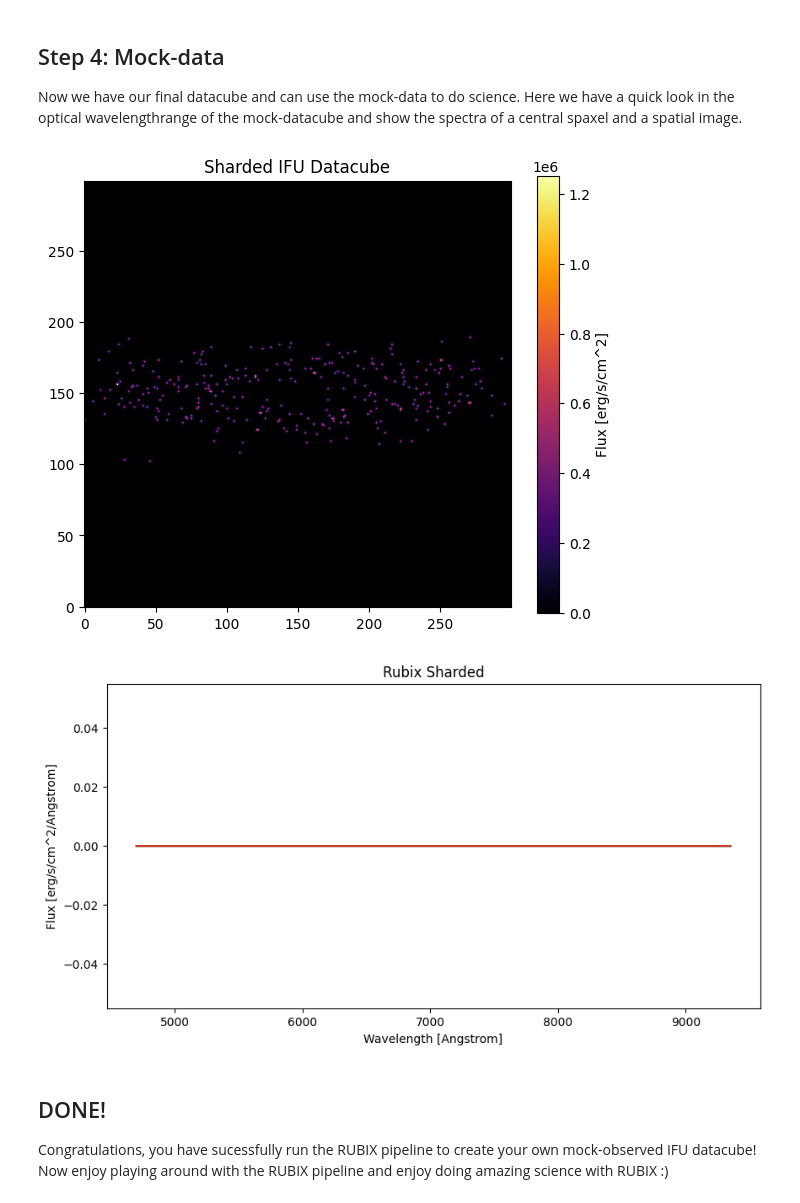
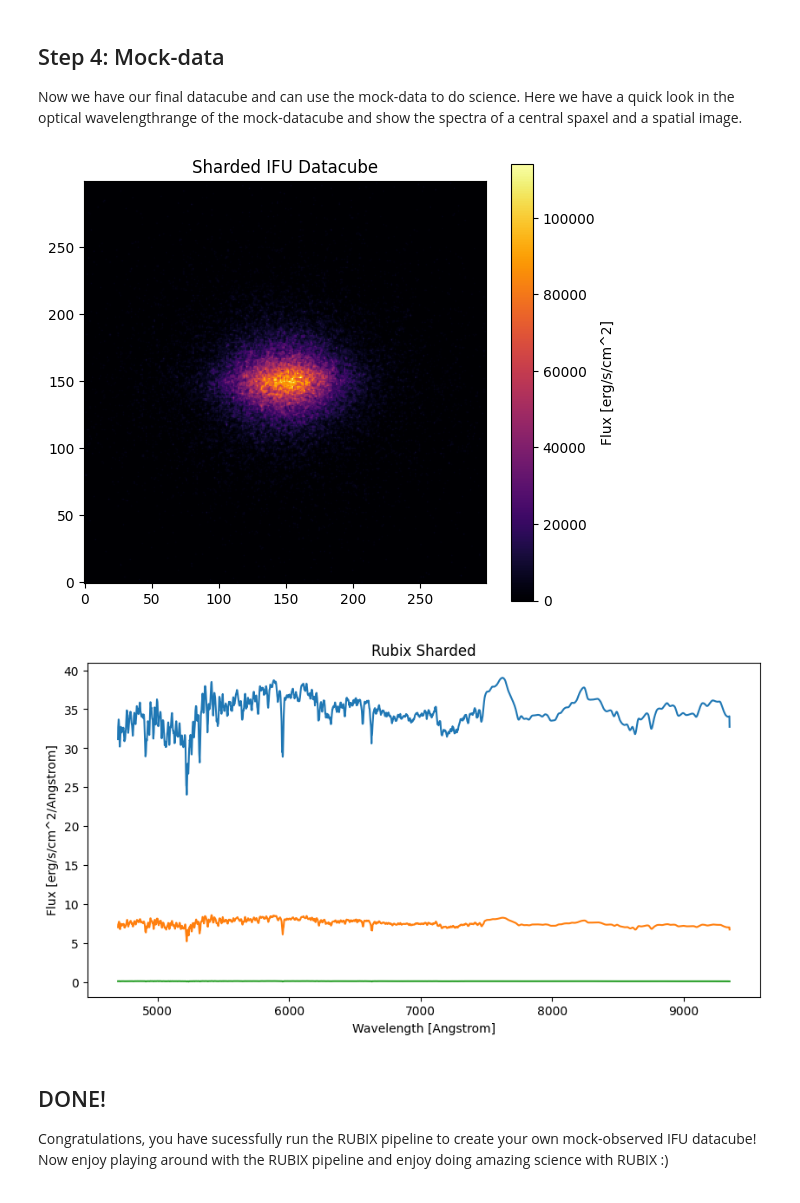
Before and after one commit to AstroAI-Lab/rubix, a Jupyter notebook: notebooks/rubix_pipeline_single_function_shard_map_fits_gsf.ipynb, the cells around one changed output. Saved outputs shown, nothing was run; the diff lists cells and outputs as text; code cells hidden in the pictures.

```diff
--- a/notebooks/rubix_pipeline_single_function_shard_map_fits_gsf.ipynb
+++ b/notebooks/rubix_pipeline_single_function_shard_map_fits_gsf.ipynb
@@ -60,8 +60,8 @@ config_NIHAO = {
     "simulation": {
         "name": "NIHAO",
         "args": {
-            "path": f'/home/_data/nihao/nihao_classic/{galaxy_id}/{galaxy_id}.01024',
-            "halo_path": f'/home/_data/nihao/nihao_classic/{galaxy_id}/{galaxy_id}.01024.z0.000.AHF_halos',
+            "path": f'/export/home/aschaibl/813e11/{galaxy_id}.01024',
+            "halo_path": f'/export/home/aschaibl/813e11/{galaxy_id}.01024.z0.000.AHF_halos',
             "halo_id": 0,
         },
     },
@@ -78,7 +78,7 @@ config_NIHAO = {
     "galaxy":
         {"dist_z": 0.01,
          "rotation": {"type": "matrix"}, #{"alpha": 0.0, "beta": 0.0, "gamma":0.0},
-         "component": ["ThinDisk"], #None,
+         "component": ["Halo"], #None,
          "component_file": "./data/gsf/g8.26e11.01024.gmm_full_white_jzjcejpjc_5clusters_2018tags.dat",
         },
 
@@ -183,4 +182,4 @@ from rubix.core.fits import store_fits
 #    cutted_datatcube = data.stars.datacube[100:200, :, :]
 #    data.stars.datacube = cutted_datatcube
 
-store_fits(config_NIHAO, rubixdata, "./output/")
+#store_fits(config_NIHAO, rubixdata, "./output/813e11/")
@@ -222,37 +223,38 @@ plt.title("Sharded IFU Datacube")
 plt.colorbar(label="Flux [erg/s/cm^2]")
 
 plt.tight_layout()
+#plt.savefig("./output/813e11/image_813e11.jpeg")
 plt.show()
 # %% [output]
-[figure, old version]
+[figure, new version]
 # %%
 #NBVAL_SKIP
 wave = pipe.telescope.wave_seq
 
 #spectra = rubixdata#.stars.datacube # Spectra of all stars
 spectra_sharded = rubixdata # Spectra of all stars
 #print(spectra.shape)
 
 plt.figure(figsize=(10, 5))
 #plt.subplot(1, 2, 1)
 #plt.title("Rubix")
 #plt.xlabel("Wavelength [Angstrom]")
 #plt.ylabel("Flux [erg/s/cm^2/Angstrom]")
 #plt.plot(wave, spectra[12,12,:])
 #plt.plot(wave, spectra[8,12,:])
 
 #plt.subplot(1, 2, 2)
 plt.title("Rubix Sharded")
 plt.xlabel("Wavelength [Angstrom]")
 plt.ylabel("Flux [erg/s/cm^2/Angstrom]")
-plt.plot(wave, spectra_sharded[21,15,:])
-plt.plot(wave, spectra_sharded[15,21,:])
-plt.plot(wave, spectra_sharded[13,4,:])
-plt.plot(wave, spectra_sharded[4,13,:])
+plt.plot(wave, spectra_sharded[150,150,:])
+plt.plot(wave, spectra_sharded[150,200,:])
+plt.plot(wave, spectra_sharded[200,150,:])
 
+#plt.savefig("./output/813e11/spectra_813e11.jpeg")
 plt.show()
 # %% [output]
-[figure, old version]
+[figure, new version]
 # %% [markdown]
 ## DONE!
 
```
Also changed, not shown: parts of 9 cells of this notebook.
